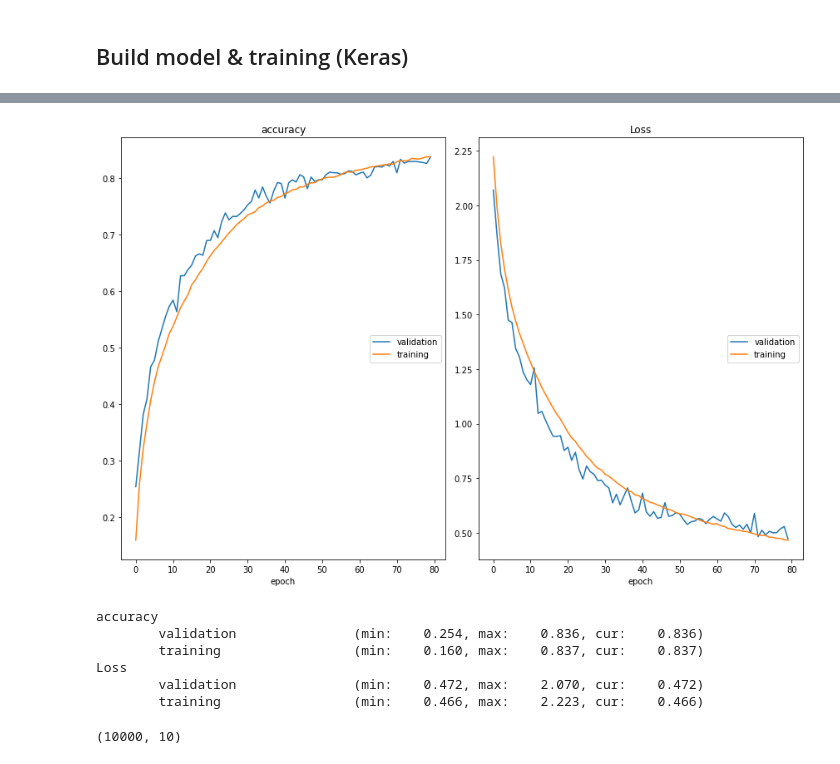
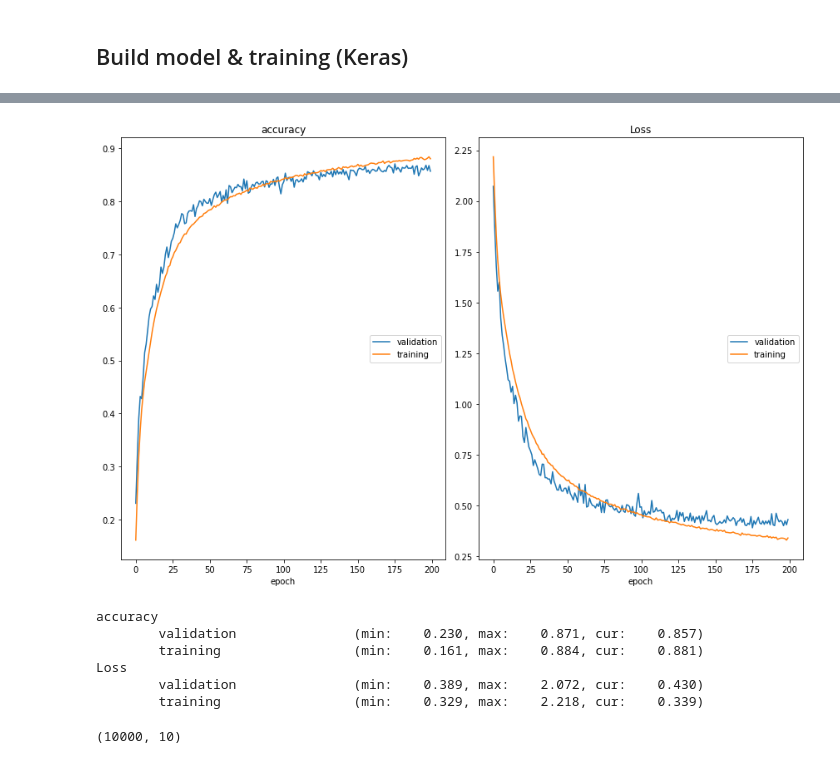
Before and after one commit to hurueilin/PR_HW5, a Jupyter notebook: 309553024_HW5.ipynb, the cells around one changed output, grey strips where cells are left out. Cells and saved outputs as stored; diff of their text form; code cells hidden in the pictures.

Commit message:
Epochs=200, accuracy=0.8571

```diff
--- a/309553024_HW5.ipynb
+++ b/309553024_HW5.ipynb
@@ -168,45 +169,45 @@ model.compile(loss='categorical_crossentropy', optimizer=opt, metrics=['accuracy
 
 # Setup some hyperparameters
 batch_size = 32
-epochs = 80
+epochs = 200
 data_augmentation = True
 # %%
 if not data_augmentation:
     # Fit the data into model
     model.fit(x_train, y_train,
             batch_size=batch_size,
             epochs=epochs,
             validation_data=(x_test, y_test),
             shuffle=True)
 else:
     print('Apply data augmentation...')
     # This will do preprocessing and realtime data augmentation:
     datagen = ImageDataGenerator(
         rescale=0.9,
         rotation_range=3,
-        shear_range=0.1,
-        zoom_range=0.1,
+        shear_range=0.2,
+        zoom_range=0.2,
         horizontal_flip=True)
 
     # Compute quantities required for feature-wise normalization
     # (std, mean, and principal components if ZCA whitening is applied).
     datagen.fit(x_train)
 
     # Fit the model on the batches generated by datagen.flow().
     model.fit_generator(datagen.flow(x_train, y_train,
                                      batch_size=batch_size),
                         epochs=epochs,
                         validation_data=(x_test, y_test),
                         workers=4,
                         callbacks=[PlotLossesKeras()])
 # %% [output]
-[figure, old version]
+[figure, new version]
 accuracy
-        validation               (min:    0.254, max:    0.836, cur:    0.836)
-        training                 (min:    0.160, max:    0.837, cur:    0.837)
+        validation               (min:    0.230, max:    0.871, cur:    0.857)
+        training                 (min:    0.161, max:    0.884, cur:    0.881)
 Loss
-        validation               (min:    0.472, max:    2.070, cur:    0.472)
-        training                 (min:    0.466, max:    2.223, cur:    0.466)
+        validation               (min:    0.389, max:    2.072, cur:    0.430)
+        training                 (min:    0.329, max:    2.218, cur:    0.339)
 # %%
 y_pred = model.predict(x_test)
 print(y_pred.shape) # 10000 samples, each sample with probaility of 10 classes
```
Also changed, not shown: parts of 2 cells of this notebook.
